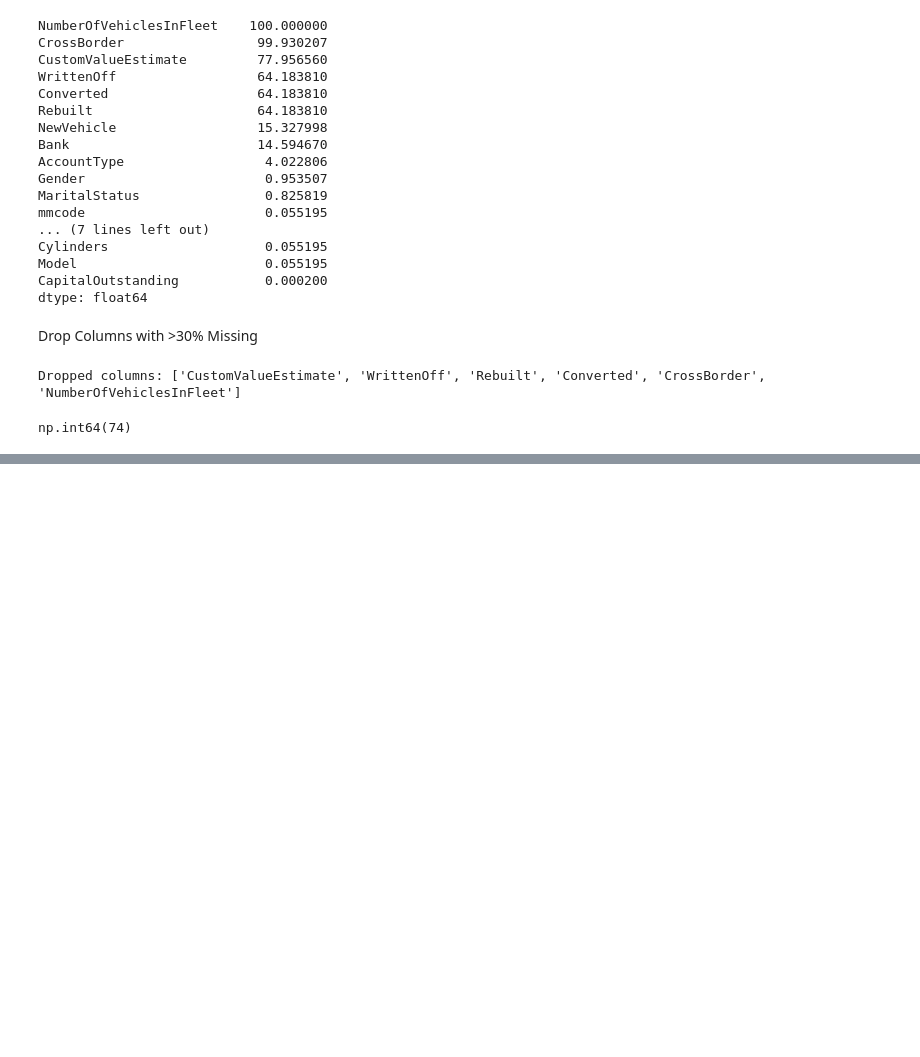
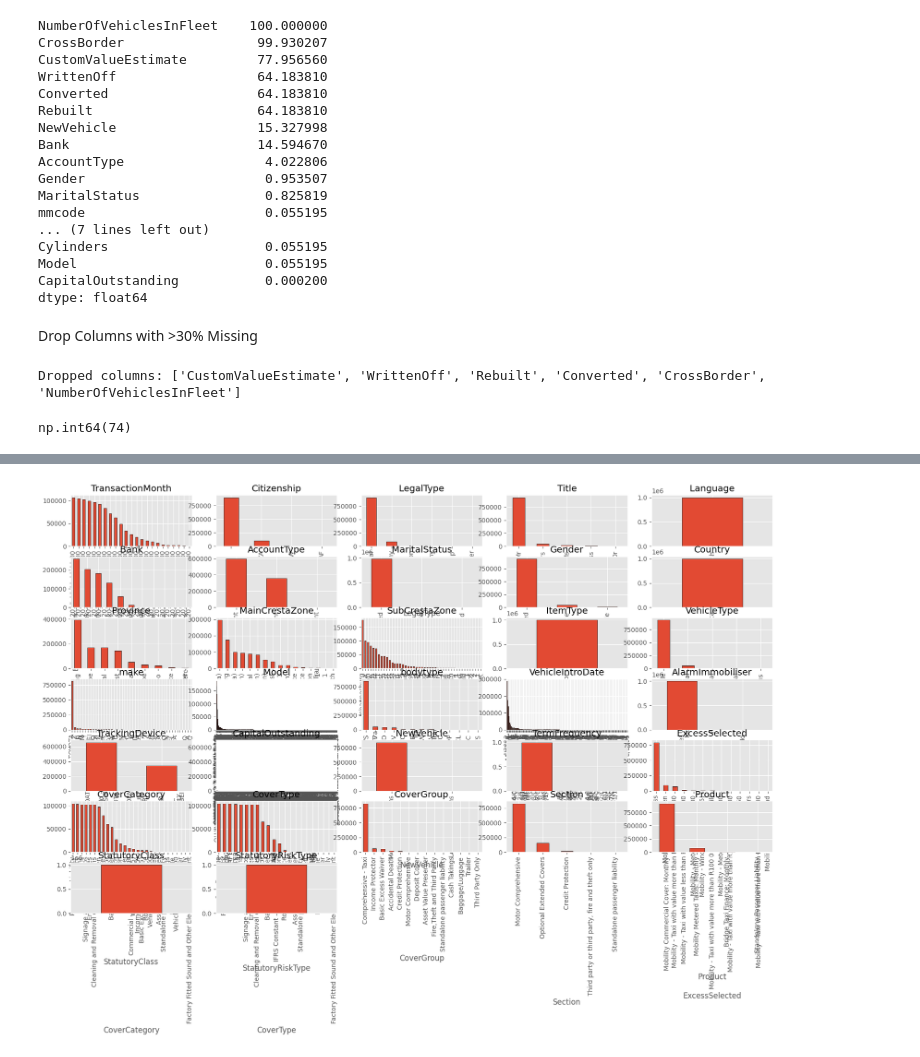
Before and after one commit to zemawi/-Insurance_Analysis, a Jupyter notebook: notebook/eda.ipynb, the cells around one changed output, grey strips where cells are left out. Saved outputs shown, nothing was run; the diff lists cells and outputs as text; code cells hidden in the pictures; blank space fills up the shorter version.

```diff
--- a/notebook/eda.ipynb
+++ b/notebook/eda.ipynb
@@ -217,0 +286,11 @@ data.to_csv('../data/dataset_cleaned.csv', index=False)
+# %%
+categorical_cols = data_clean.select_dtypes(include=['object']).columns
+plt.figure(figsize=(20, 12))
+for i, col in enumerate(categorical_cols, 1):
+    plt.subplot((len(categorical_cols)//5)+1, 5, i)
+    data_clean[col].value_counts().plot(kind='bar', edgecolor='black')
+    plt.title(col)
+plt.tight_layout()
+plt.show()
+# %% [output]
+[figure, added]
```
Also changed, not shown: parts of 14 cells of this notebook.
